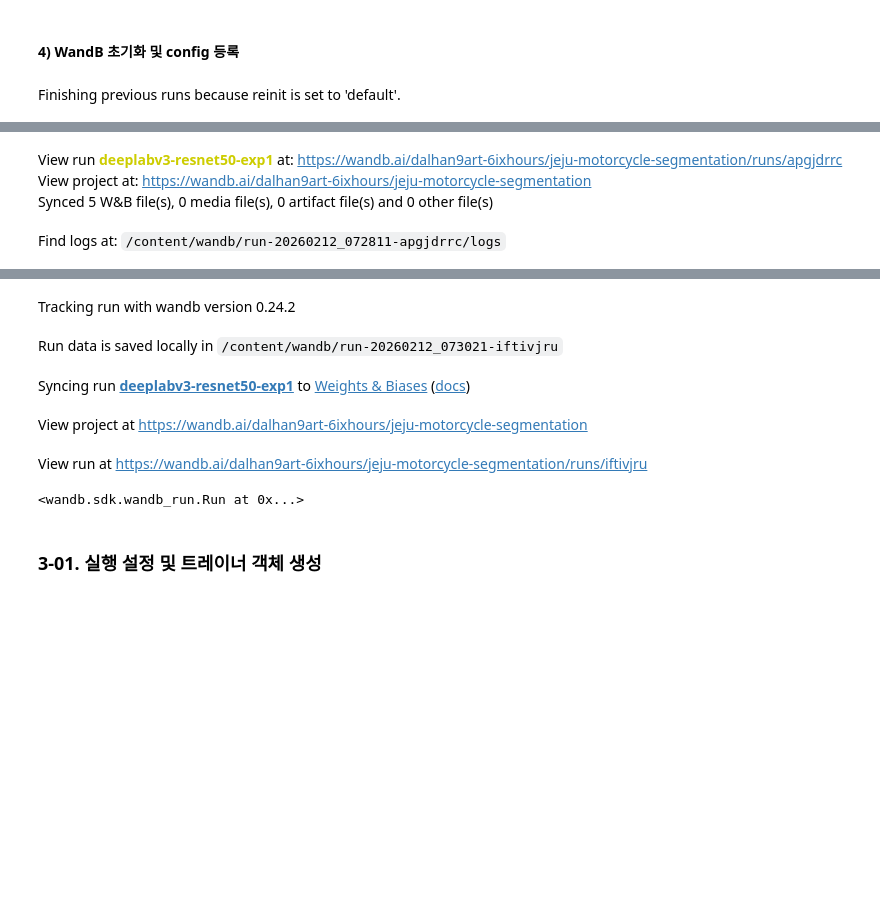
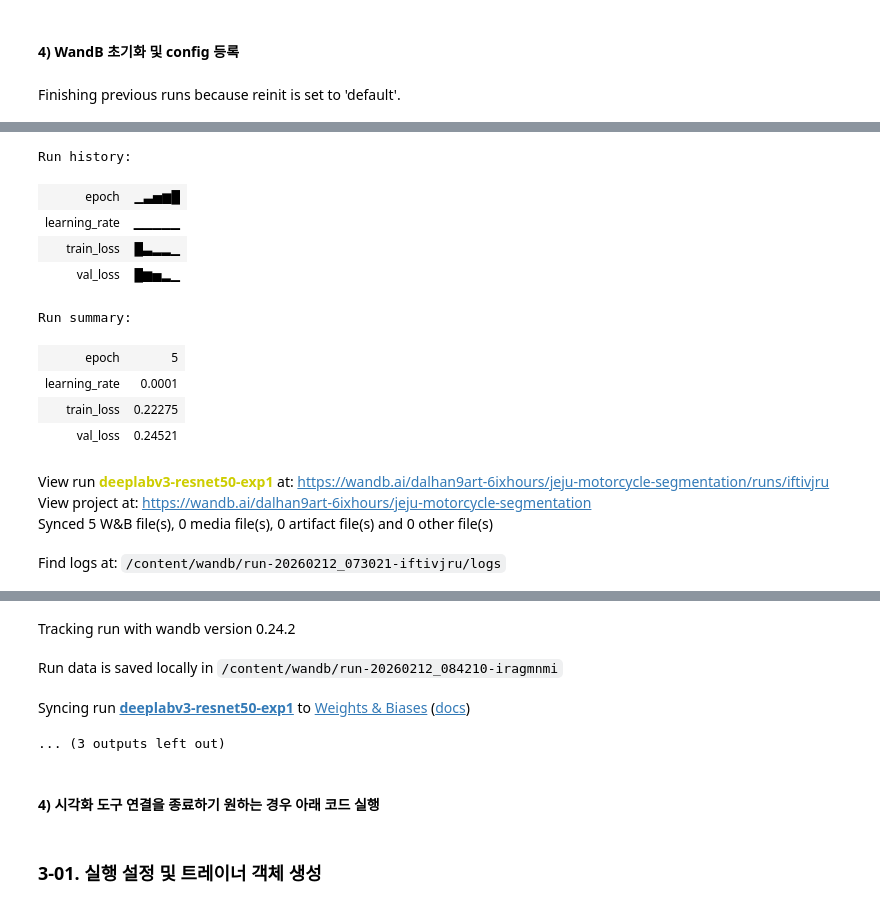
Before and after one commit to Stray-Weights/Dlthon_01_Motocycle_Night_Ride, a Jupyter notebook: hang-ah/시스템통합vr3_by_박항아.ipynb, the cells around one changed output, grey strips where cells are left out. Saved outputs shown, nothing was run; the diff lists cells and outputs as text; code cells hidden in the pictures; blank space fills up the shorter version.

```diff
--- a/hang-ah/시스템통합vr3_by_박항아.ipynb
+++ b/hang-ah/시스템통합vr3_by_박항아.ipynb
@@ -844,20 +844,31 @@ config = dict(
 # %%
 wandb.init(
     project="jeju-motorcycle-segmentation", # 프로젝트 이름
-    name="deeplabv3-resnet50-exp1",          # 이번 실험의 별칭
-    config=config                            # 이전에 정의한 config 딕셔너리 주입
+    name="deeplabv3-resnet50-exp1",         # 이번 실험의 별칭
+    config=config,                          # 이전에 정의한 config 딕셔너리 주입
+    resume="allow" # 기존 이름이 같으면 이어서 기록 시도
 )
 # %% [output]
 Finishing previous runs because reinit is set to 'default'.
 [interactive output not drawn]
+Run history:
+| epoch | ▁▃▅▆█ |
+| learning_rate | ▁▁▁▁▁ |
+| train_loss | █▃▂▂▁ |
+| val_loss | █▆▅▂▁ |
+Run summary:
+| epoch | 5 |
+| learning_rate | 0.0001 |
+| train_loss | 0.22275 |
+| val_loss | 0.24521 |
-View run deeplabv3-resnet50-exp1 at: https://wandb.ai/dalhan9art-6ixhours/jeju-motorcycle-segmentation/runs/apgjdrrc
+View run deeplabv3-resnet50-exp1 at: https://wandb.ai/dalhan9art-6ixhours/jeju-motorcycle-segmentation/runs/iftivjru
 View project at: https://wandb.ai/dalhan9art-6ixhours/jeju-motorcycle-segmentation
 Synced 5 W&B file(s), 0 media file(s), 0 artifact file(s) and 0 other file(s)
-Find logs at: /content/wandb/run-20260212_072811-apgjdrrc/logs
+Find logs at: /content/wandb/run-20260212_073021-iftivjru/logs
 [interactive output not drawn]
 Tracking run with wandb version 0.24.2
-Run data is saved locally in /content/wandb/run-20260212_073021-iftivjru
+Run data is saved locally in /content/wandb/run-20260212_084210-iragmnmi
 Syncing run deeplabv3-resnet50-exp1 to Weights & Biases (docs)
-View project at https://wandb.ai/dalhan9art-6ixhours/jeju-motorcycle-segmentation
-View run at https://wandb.ai/dalhan9art-6ixhours/jeju-motorcycle-segmentation/runs/iftivjru
-<wandb.sdk.wandb_run.Run at 0x...>
+... (3 outputs left out)
+# %% [markdown]
+#### 4) 시각화 도구 연결을 종료하기 원하는 경우 아래 코드 실행
```
Also changed, not shown: parts of 15 cells of this notebook.
